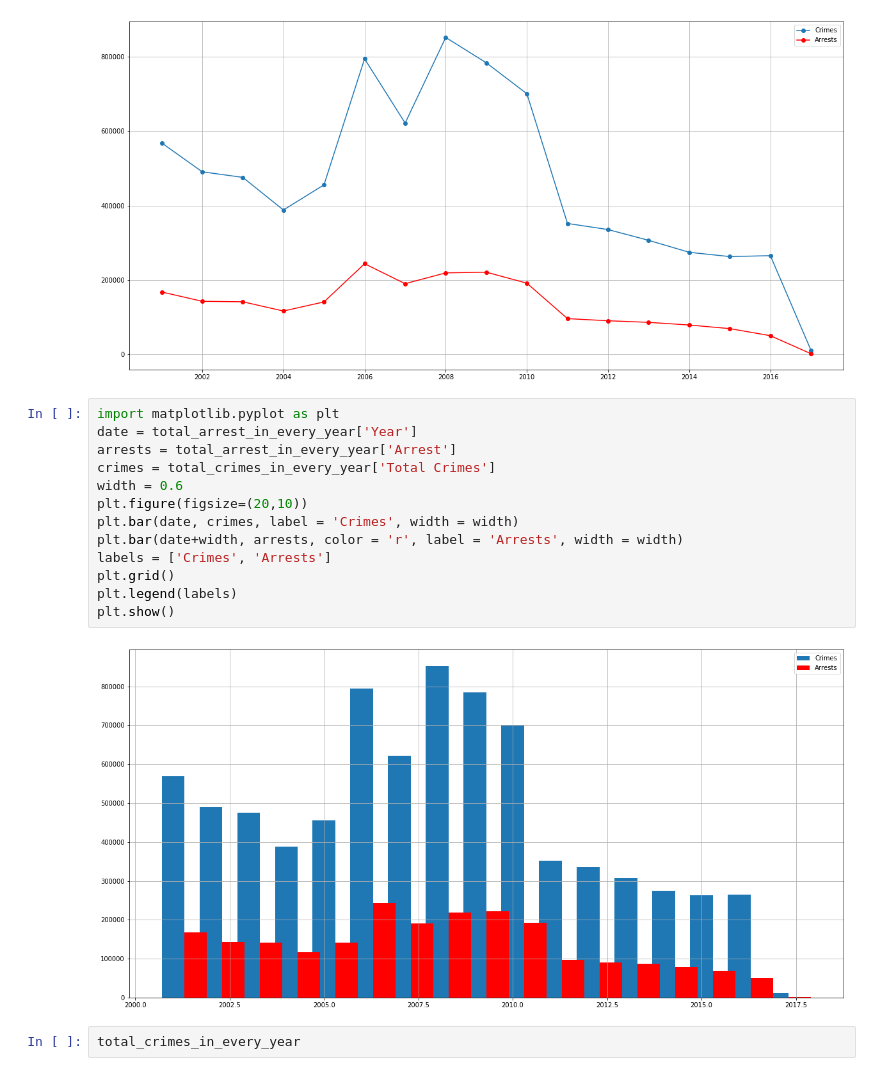
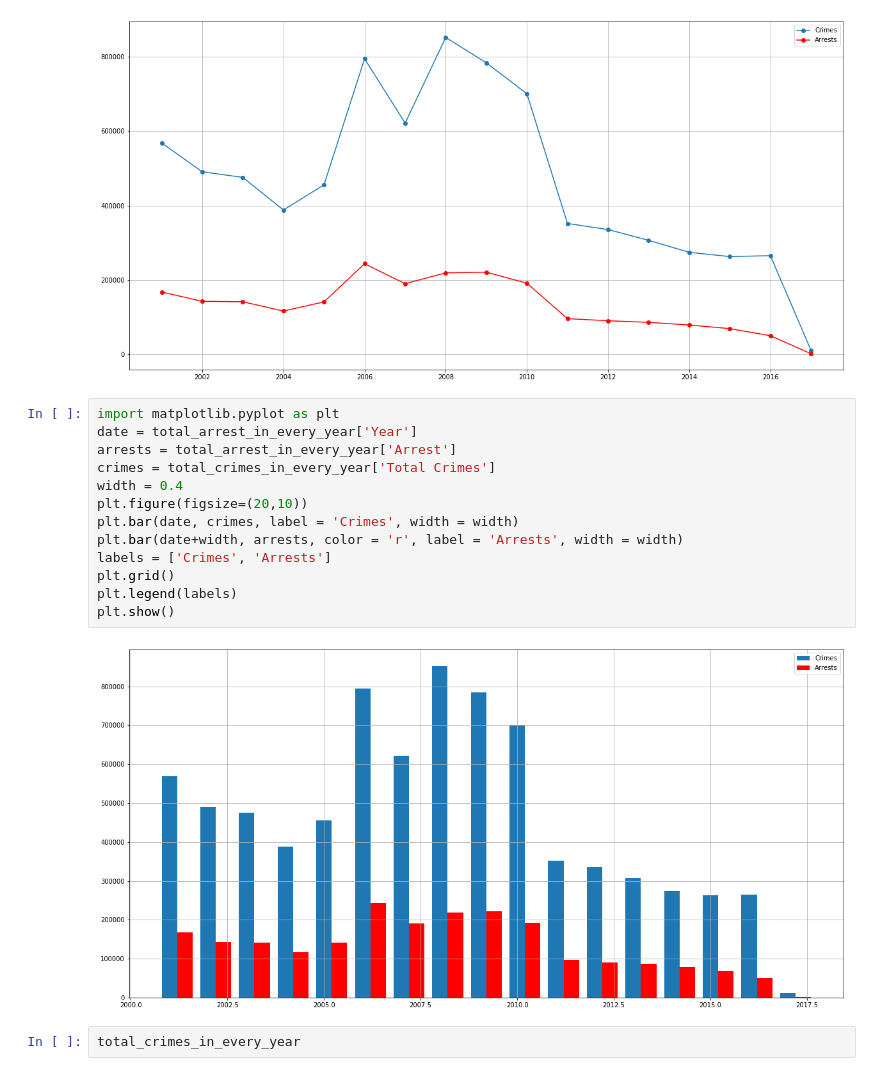
Before and after one commit to ABDULSABOOR1995/Exploratory-Data-Analysis-of-Chicago-Crime-data, a Jupyter notebook: Analysis of Chicago Crime Data.ipynb, the cells around one changed output. Drawn from its saved outputs; the diff is of its cells as text.

```diff
--- a/Analysis of Chicago Crime Data.ipynb
+++ b/Analysis of Chicago Crime Data.ipynb
@@ -842,18 +844,18 @@ plt.show()
 # %%
 import matplotlib.pyplot as plt
 date = total_arrest_in_every_year['Year']
 arrests = total_arrest_in_every_year['Arrest']
 crimes = total_crimes_in_every_year['Total Crimes']
-width = 0.6
+width = 0.4
 plt.figure(figsize=(20,10))
 plt.bar(date, crimes, label = 'Crimes', width = width)
 plt.bar(date+width, arrests, color = 'r', label = 'Arrests', width = width)
 labels = ['Crimes', 'Arrests']
 plt.grid()
 plt.legend(labels)
 plt.show()
 # %% [output]
-[figure, old version]
+[figure, new version]
 # %%
 total_crimes_in_every_year
 # %% [output]
```
Also changed, not shown: parts of 33 cells of this notebook.
